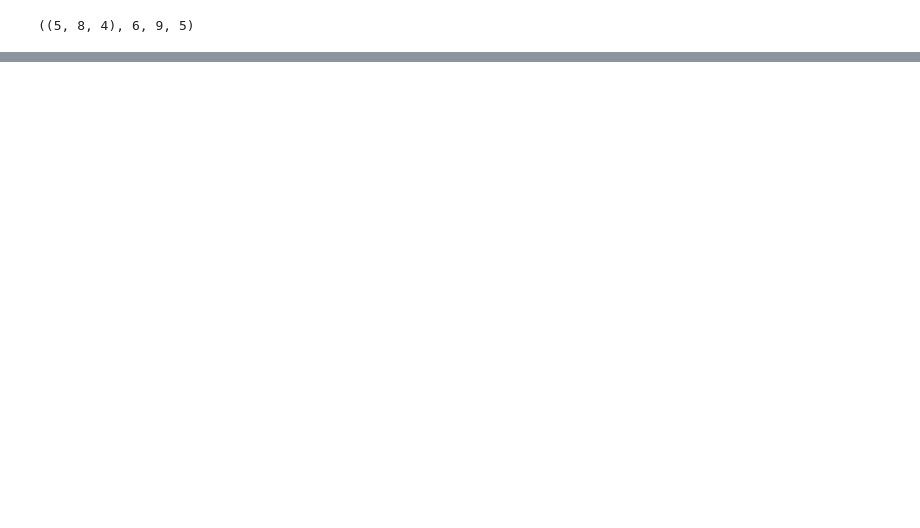
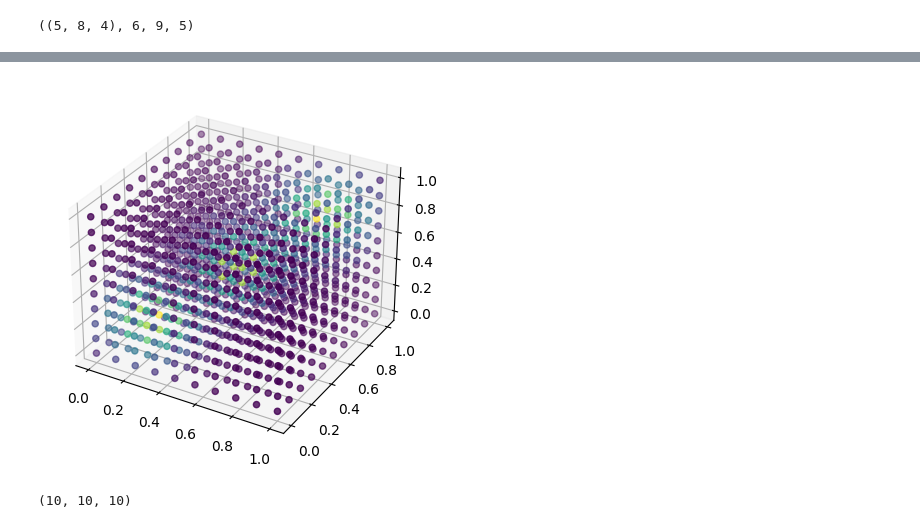
Before and after one commit to yaminbens/Proj23, a Jupyter notebook: DataManipulation.ipynb, the cells around one changed output, grey strips where cells are left out. Cells and saved outputs as stored; diff of their text form; code cells hidden in the pictures; blank space fills up the shorter version.

```diff
--- a/DataManipulation.ipynb
+++ b/DataManipulation.ipynb
@@ -179,0 +249,28 @@ H.shape, edges[0].size, edges[1].size, edges[2].size
+# %%
+import numpy as np
+from matplotlib import pyplot as plt
+from mpl_toolkits.mplot3d import Axes3D
+
+n  = 10
+x,y,z= np.meshgrid(np.linspace(0,1, n),np.linspace(0,1, n),np.linspace(0,1,n))
+p1=np.array([[0.2, 0.2, 0.2],[0.5,0.5,0.5], [0.8,0.8,0.8]])
+
+vx =  x[:,:,:,np.newaxis] - p1[np.newaxis,np.newaxis,:,0]
+vy =  y[:,:,:,np.newaxis] - p1[np.newaxis,np.newaxis,:,1]
+vz =  z[:,:,:,np.newaxis] - p1[np.newaxis,np.newaxis,:,2]
+
+v = np.sum(np.exp(-(vx**2 + vy**2+ vz**2)/0.05),axis=3)
+# # plt.imshow(v)
+
+fig = plt.figure()
+ax = fig.add_subplot(111, projection='3d')
+ax.scatter(x,y,z, c=v)
+
+
+plt.show()
+# %% [output]
+[figure, added]
+# %%
+v.shape
+# %% [output]
+(10, 10, 10)
```
Also changed, not shown: parts of 8 cells of this notebook, 1 other file.
